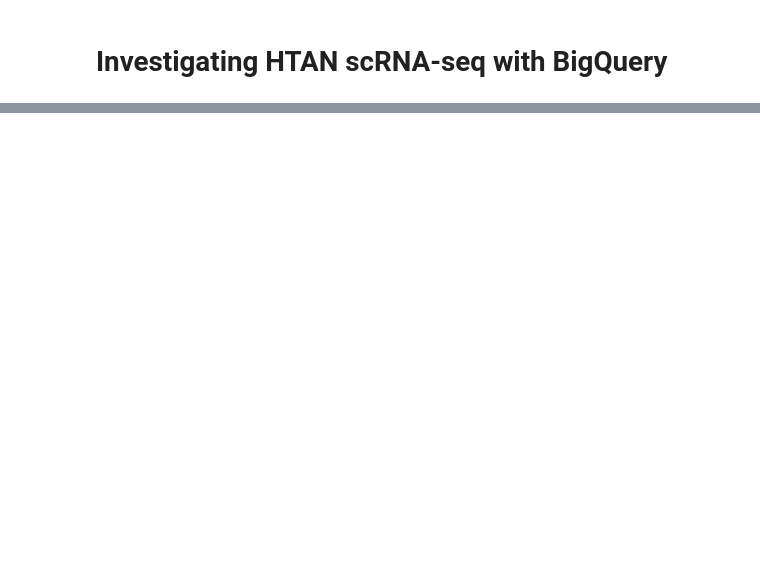
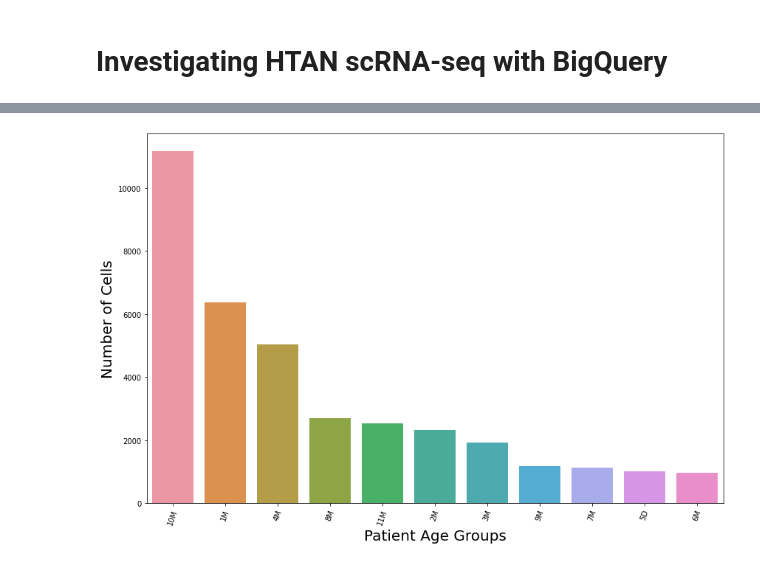
Before and after one commit to rpatil524/Community-Notebooks, a Jupyter notebook: HTAN/Investigating_Single_Cell_HTAN_Data.ipynb, the cells around one changed output, grey strips where cells are left out. Cells and saved outputs as stored; diff of their text form; code cells hidden in the pictures; blank space fills up the shorter version.

```diff
--- a/HTAN/Investigating_Single_Cell_HTAN_Data.ipynb
+++ b/HTAN/Investigating_Single_Cell_HTAN_Data.ipynb
@@ -321,0 +77,17 @@ df5
+# %%
+
+df1 = client.query("""
+  SELECT
+    Age,
+    count(distinct(gender)) Number_Genders,
+    count(distinct(Sample)) Number_Samples,
+    count(distinct(Cell_Type)) Number_Cell_Types,
+    count(distinct(Cell_Name)) Number_Cells,
+    count(distinct(Therapy)) Number_Therapies
+  FROM
+    `isb-cgc-bq.HTAN.scRNAseq_CHOP_seurat_integrated_18MLLr_normal_final_rename_current`
+  GROUP BY 1
+  ORDER BY Number_Cells DESC # ASC # or DESC
+    """).result().to_dataframe()
+
+df1
@@ -321,0 +107,10 @@ df5
+# %%
+plt.rcParams['figure.figsize'] = [12, 8]
+
+p = sns.barplot(x=df1.Age, y=df1.Number_Cells)
+p.set_xlabel("Patient Age Groups", fontsize = 20)
+p.set_ylabel("Number of Cells", fontsize = 20)
+plt.xticks(rotation=70)
+plt.tight_layout()
+# %% [output]
+[figure, added]
```
Also changed, not shown: parts of 54 cells of this notebook.
